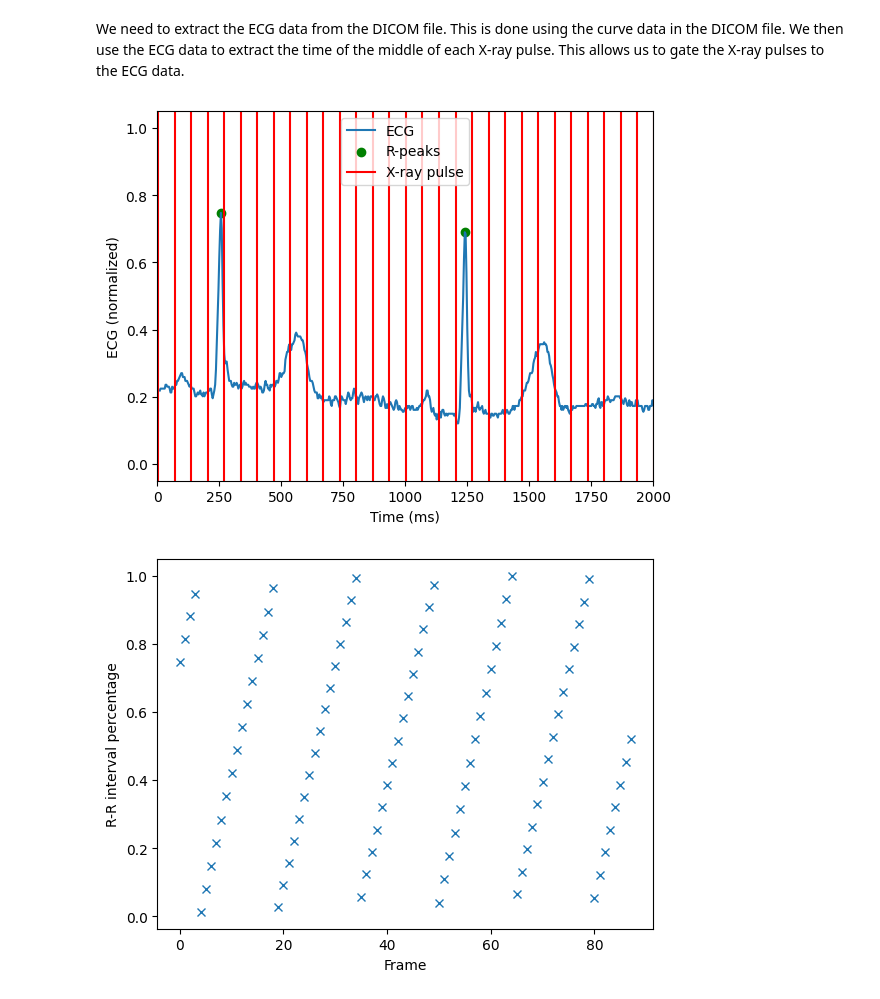
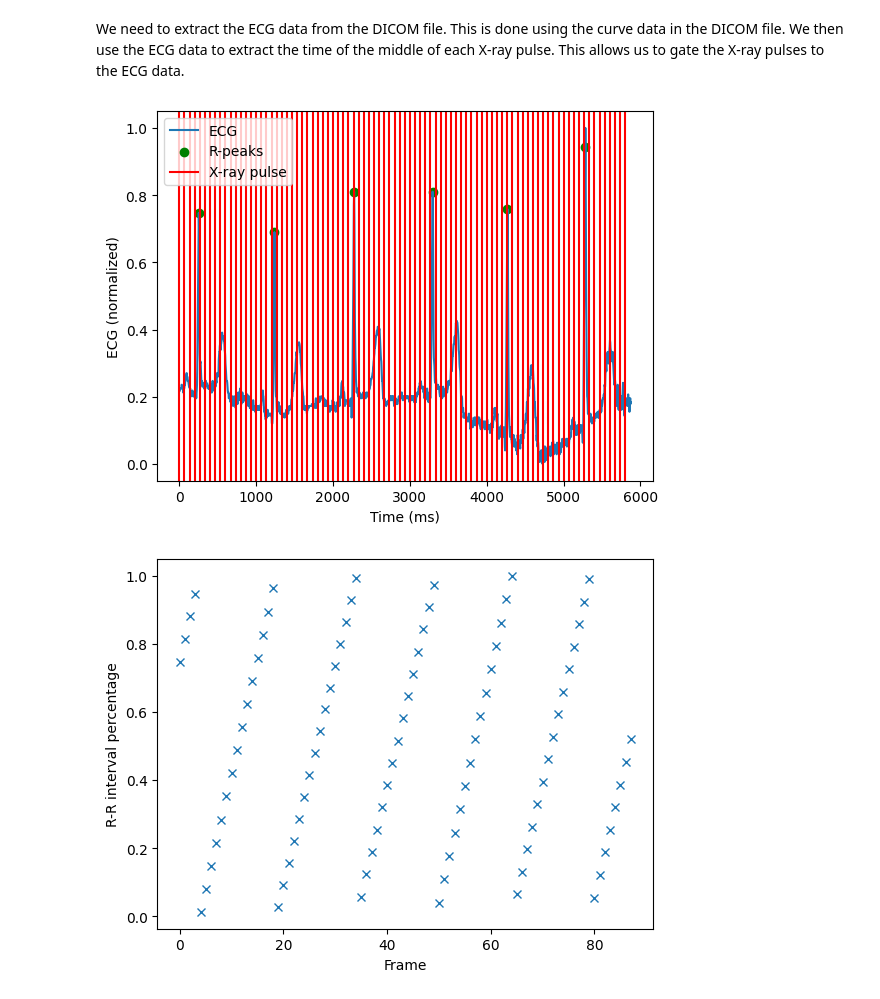
Before and after one commit to therlaup/DICOM2D-NeRF, a Jupyter notebook: camera_views.ipynb, the cells around one changed output. Drawn from its saved outputs; the diff is of its cells as text; code cells hidden in the pictures.

```diff
--- a/camera_views.ipynb
+++ b/camera_views.ipynb
@@ -263,35 +259,35 @@ def plot_ecg(ds, time_limits=None):
     - X-ray pulse timings are represented by red vertical lines.
     - The x-axis can be limited using the time_limits parameter for better visualization.
     - DICOM tag interpretations are based on the DICOM standard:
       https://dicom.nema.org/dicom/2004/04_03pu.pdf (page 667)
     """
 
     # Extract image frames time data
     curve_data, curve_time_data, _, frame_time_data, _, _, _, r_peaks_indices = extract_ecg_data(ds)
 
     # Plot the ECG curve
     plt.plot(curve_time_data, curve_data)
 
     # Plot R-peaks
     plt.scatter(curve_time_data[r_peaks_indices], curve_data[r_peaks_indices], color='g')
 
     # Add vertical lines for each X-ray pulse
     for frame_time in frame_time_data:
         plt.axvline(x=frame_time, color='r')
 
 
     # Set labels and legend
     plt.xlabel('Time (ms)')
     plt.ylabel('ECG (normalized)')
     plt.legend(['ECG','R-peaks', 'X-ray pulse'])
     if time_limits is not None:
         plt.xlim(time_limits)  # Set x-axis limit to 2000 ms
     plt.show()
 
 # Call the function with the DICOM dataset
-plot_ecg(ds, time_limits=(0, 2000))
+plot_ecg(ds)
 # %% [output]
-[figure, old version]
+[figure, new version]
 # %%
 def calculate_RR_precentage_frame_times(ds):
     """
```
Also changed, not shown: parts of 2 cells of this notebook, 1 other file.
